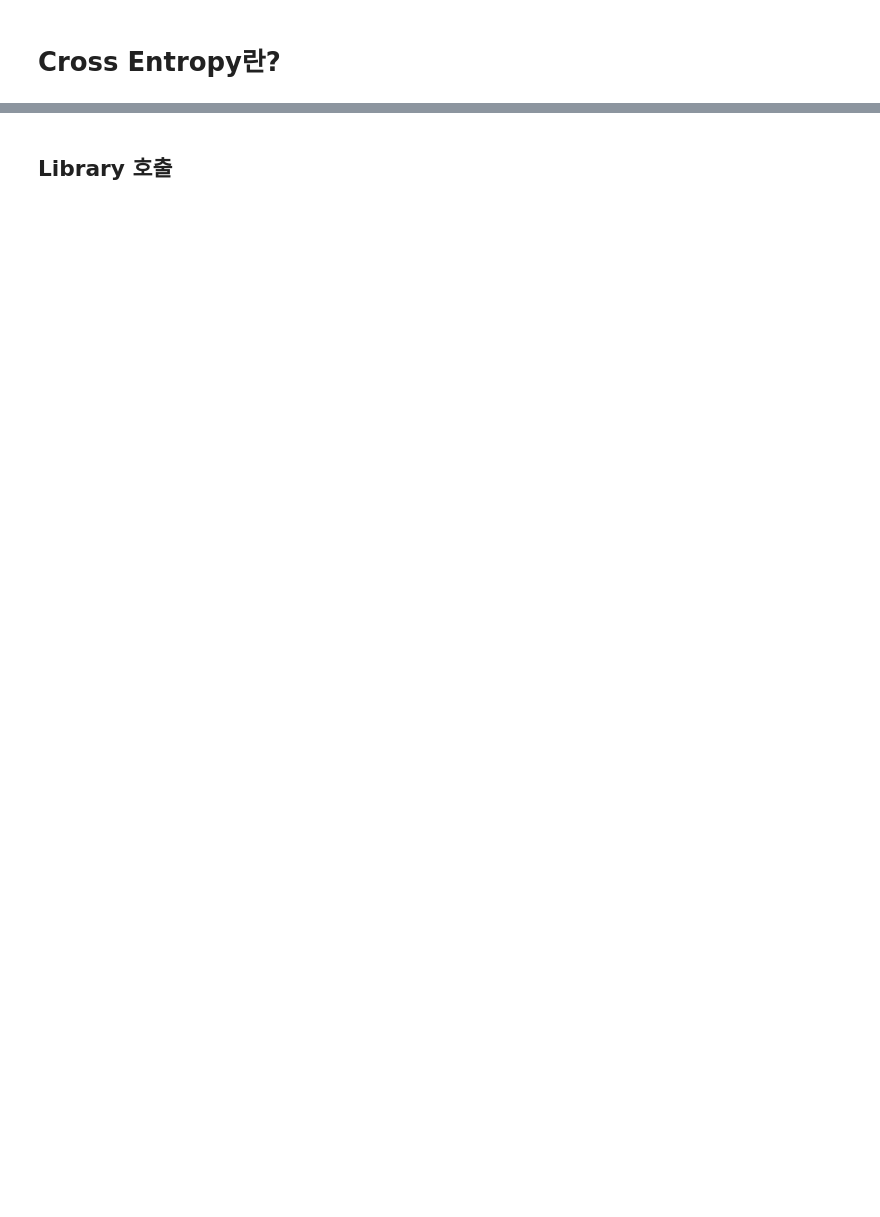
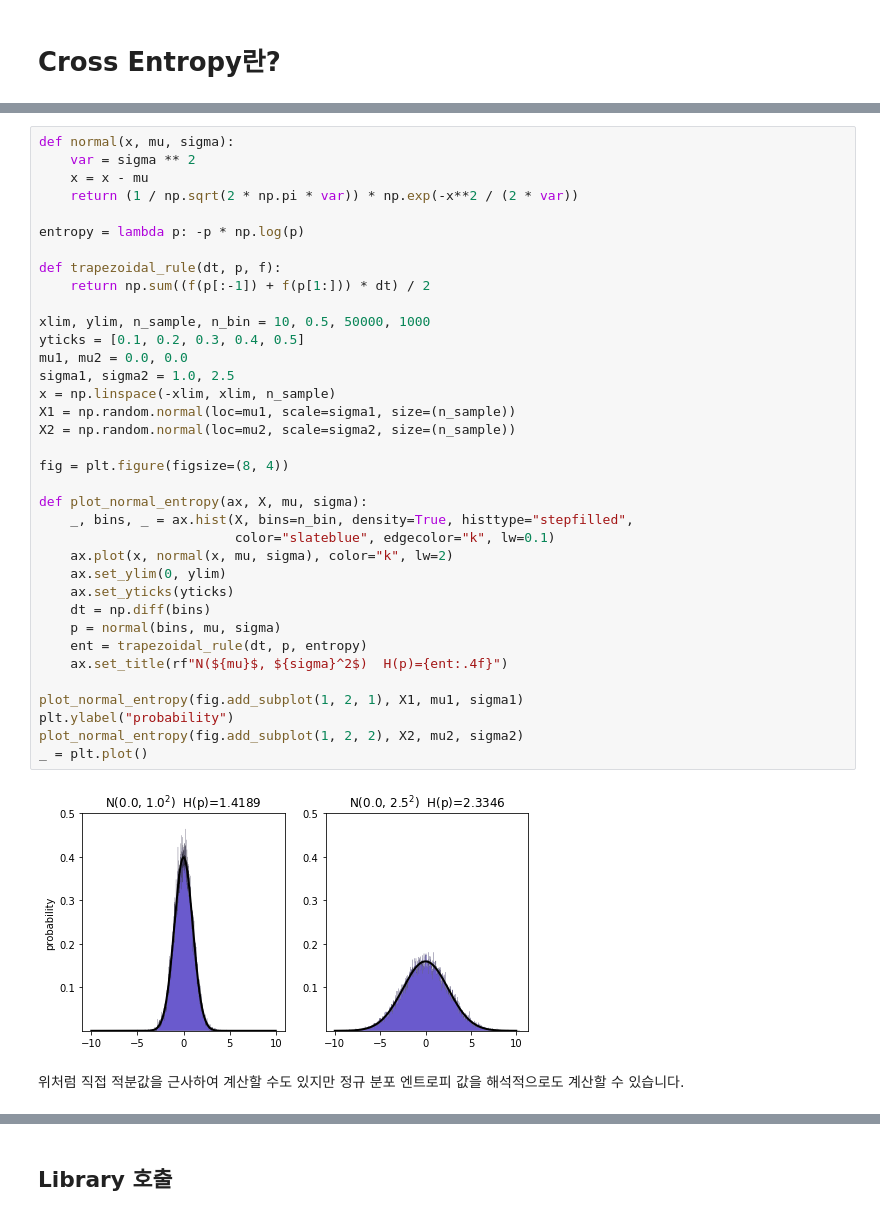
Before and after one commit to jinmang2/blog, a Jupyter notebook: _notebooks/2022-02-07-cross-entropy.ipynb, the cells around one changed output, grey strips where cells are left out. Cells and saved outputs as stored; diff of their text form; blank space fills up the shorter version.

Commit message:
update cross entropy posting: code and contents

```diff
--- a/_notebooks/2022-02-07-cross-entropy.ipynb
+++ b/_notebooks/2022-02-07-cross-entropy.ipynb
@@ -11,0 +97,40 @@
+# %%
+def normal(x, mu, sigma):
+    var = sigma ** 2
+    x = x - mu
+    return (1 / np.sqrt(2 * np.pi * var)) * np.exp(-x**2 / (2 * var))
+
+entropy = lambda p: -p * np.log(p)
+
+def trapezoidal_rule(dt, p, f):
+    return np.sum((f(p[:-1]) + f(p[1:])) * dt) / 2
+
+xlim, ylim, n_sample, n_bin = 10, 0.5, 50000, 1000
+yticks = [0.1, 0.2, 0.3, 0.4, 0.5]
+mu1, mu2 = 0.0, 0.0
+sigma1, sigma2 = 1.0, 2.5
+x = np.linspace(-xlim, xlim, n_sample)
+X1 = np.random.normal(loc=mu1, scale=sigma1, size=(n_sample))
+X2 = np.random.normal(loc=mu2, scale=sigma2, size=(n_sample))
+
+fig = plt.figure(figsize=(8, 4))
+
+def plot_normal_entropy(ax, X, mu, sigma):
+    _, bins, _ = ax.hist(X, bins=n_bin, density=True, histtype="stepfilled",
+                         color="slateblue", edgecolor="k", lw=0.1)
+    ax.plot(x, normal(x, mu, sigma), color="k", lw=2)
+    ax.set_ylim(0, ylim)
+    ax.set_yticks(yticks)
+    dt = np.diff(bins)
+    p = normal(bins, mu, sigma)
+    ent = trapezoidal_rule(dt, p, entropy)
+    ax.set_title(rf"N(${mu}$, ${sigma}^2$)  H(p)={ent:.4f}")
+
+plot_normal_entropy(fig.add_subplot(1, 2, 1), X1, mu1, sigma1)
+plt.ylabel("probability")
+plot_normal_entropy(fig.add_subplot(1, 2, 2), X2, mu2, sigma2)
+_ = plt.plot()
+# %% [output]
+[figure, added]
+# %% [markdown]
+위처럼 직접 적분값을 근사하여 계산할 수도 있지만 정규 분포 엔트로피 값을 해석적으로도 계산할 수 있습니다.
```
Also changed, not shown: parts of 62 cells of this notebook, 1 other file.
